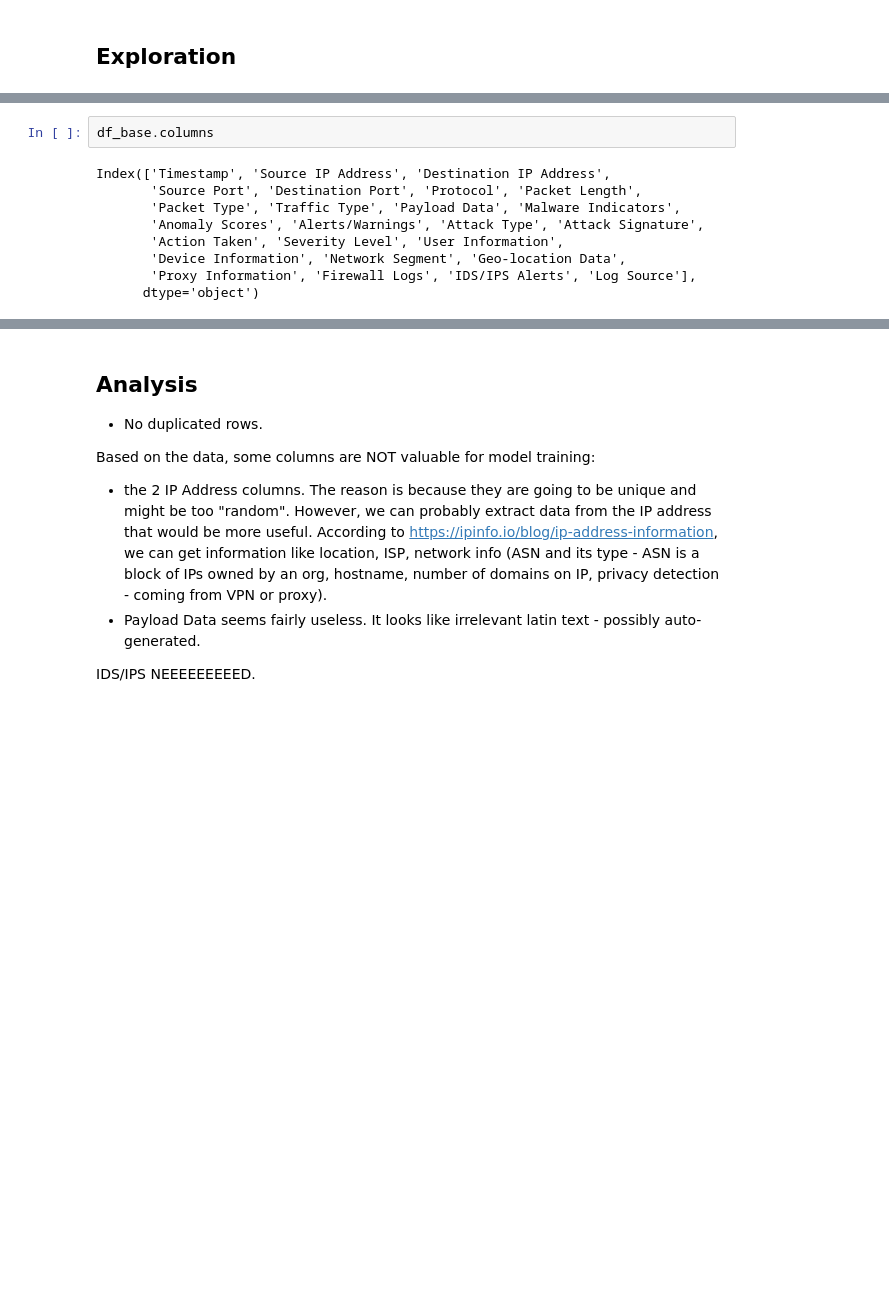
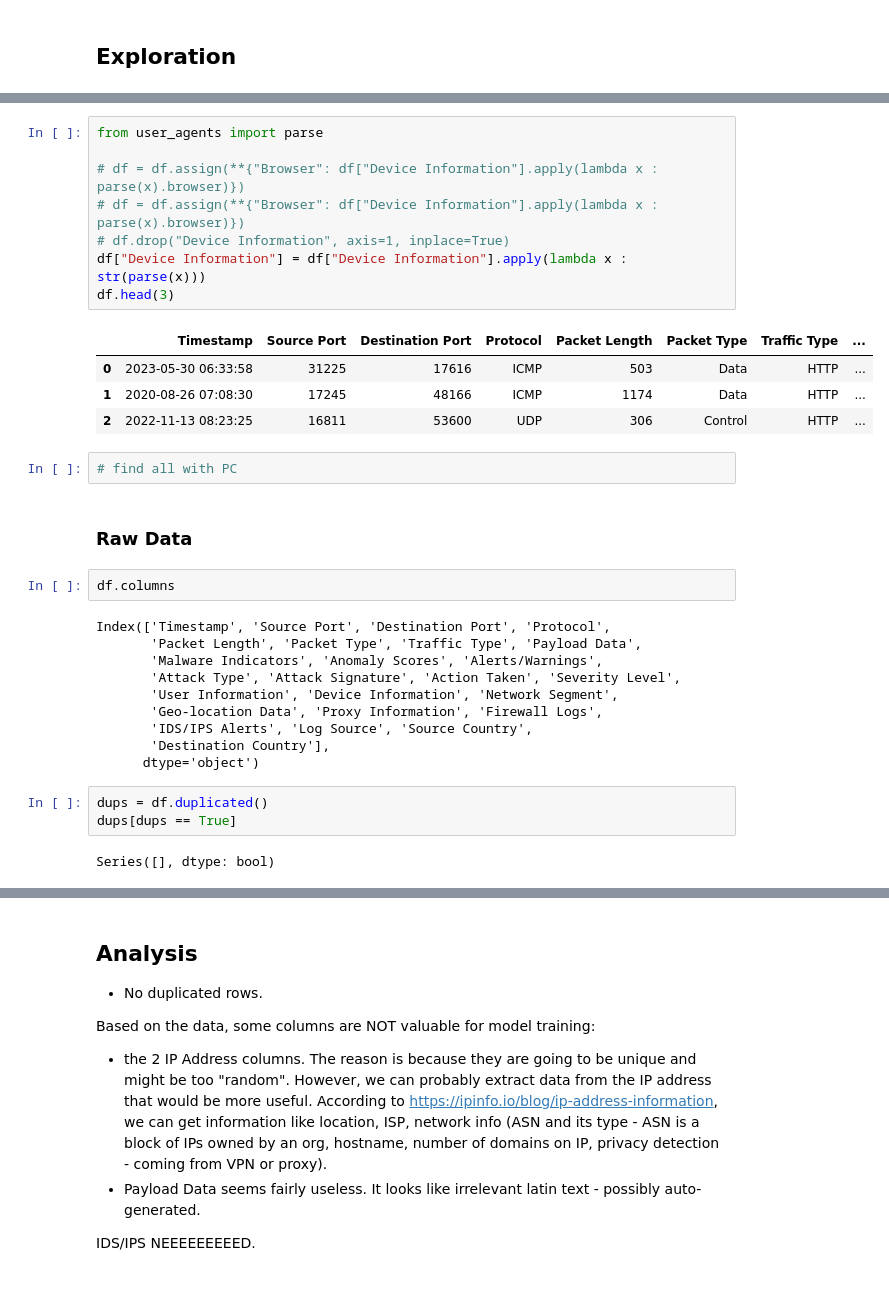
Before and after one commit to dominicbraam/cyberattack-model, a Jupyter notebook: notebooks/Data Exploration.ipynb, the cells around one changed output, grey strips where cells are left out. Cells and saved outputs as stored; diff of their text form; blank space fills up the shorter version.

```diff
--- a/notebooks/Data Exploration.ipynb
+++ b/notebooks/Data Exploration.ipynb
@@ -24,12 +107,35 @@ df_base.head(3)
+# %%
+from user_agents import parse
+
+# df = df.assign(**{"Browser": df["Device Information"].apply(lambda x : parse(x).browser)})
+# df = df.assign(**{"Browser": df["Device Information"].apply(lambda x : parse(x).browser)})
+# df.drop("Device Information", axis=1, inplace=True)
+df["Device Information"] = df["Device Information"].apply(lambda x : str(parse(x)))
+df.head(3)
+# %% [output]
+|  | Timestamp | Source Port | Destination Port | Protocol | Packet Length | Packet Type | Traffic Type | ... |
+| 0 | 2023-05-30 06:33:58 | 31225 | 17616 | ICMP | 503 | Data | HTTP | ... |
+| 1 | 2020-08-26 07:08:30 | 17245 | 48166 | ICMP | 1174 | Data | HTTP | ... |
+| 2 | 2022-11-13 08:23:25 | 16811 | 53600 | UDP | 306 | Control | HTTP | ... |
+# %%
+# find all with PC
+# %% [markdown]
+### Raw Data
 # %%
-df_base.columns
+df.columns
 # %% [output]
-Index(['Timestamp', 'Source IP Address', 'Destination IP Address',
-       'Source Port', 'Destination Port', 'Protocol', 'Packet Length',
-       'Packet Type', 'Traffic Type', 'Payload Data', 'Malware Indicators',
-       'Anomaly Scores', 'Alerts/Warnings', 'Attack Type', 'Attack Signature',
-       'Action Taken', 'Severity Level', 'User Information',
-       'Device Information', 'Network Segment', 'Geo-location Data',
-       'Proxy Information', 'Firewall Logs', 'IDS/IPS Alerts', 'Log Source'],
+Index(['Timestamp', 'Source Port', 'Destination Port', 'Protocol',
+       'Packet Length', 'Packet Type', 'Traffic Type', 'Payload Data',
+       'Malware Indicators', 'Anomaly Scores', 'Alerts/Warnings',
+       'Attack Type', 'Attack Signature', 'Action Taken', 'Severity Level',
+       'User Information', 'Device Information', 'Network Segment',
+       'Geo-location Data', 'Proxy Information', 'Firewall Logs',
+       'IDS/IPS Alerts', 'Log Source', 'Source Country',
+       'Destination Country'],
       dtype='object')
+# %%
+dups = df.duplicated()
+dups[dups == True]
+# %% [output]
+Series([], dtype: bool)
 # %%
```
Also changed, not shown: parts of 24 cells of this notebook, 2 other files.
